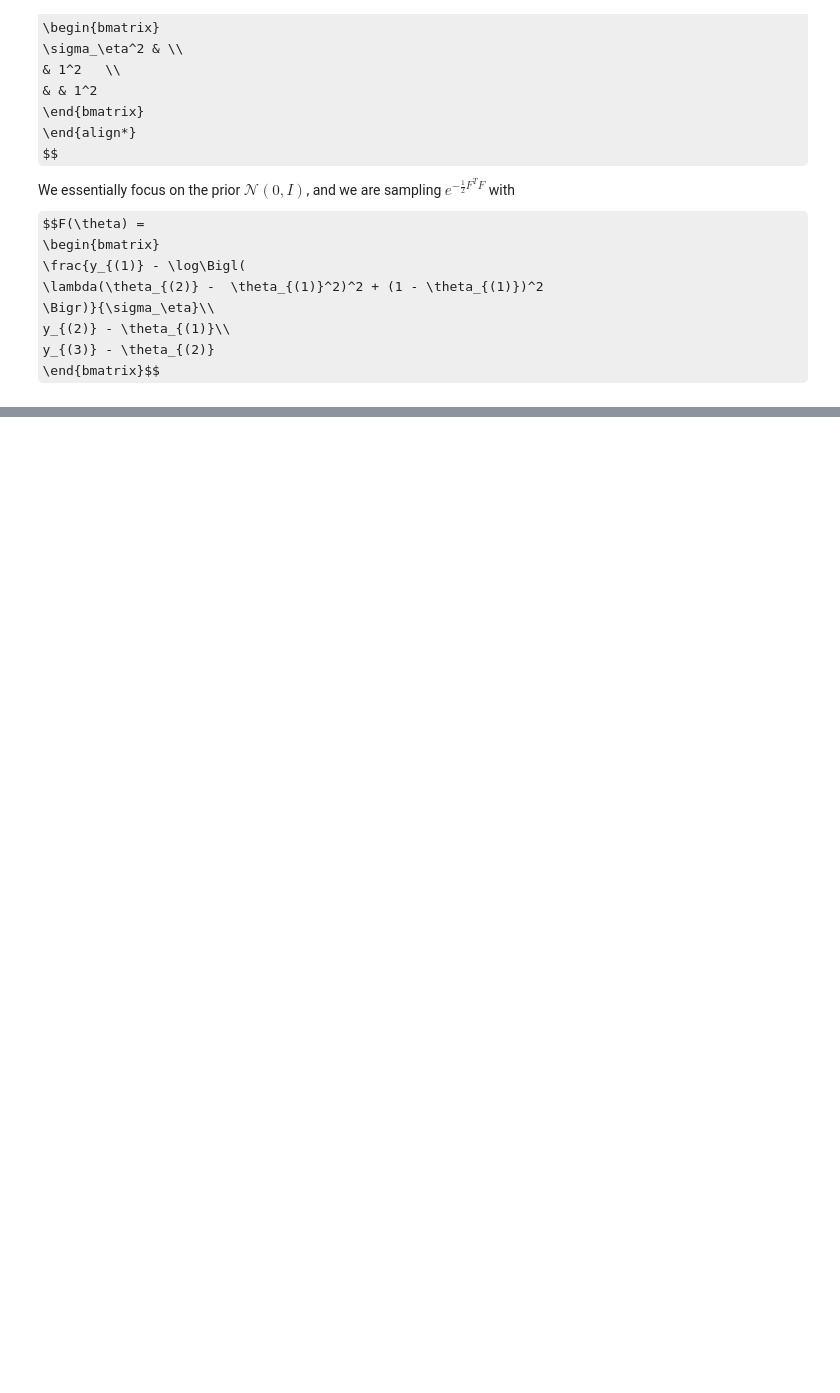
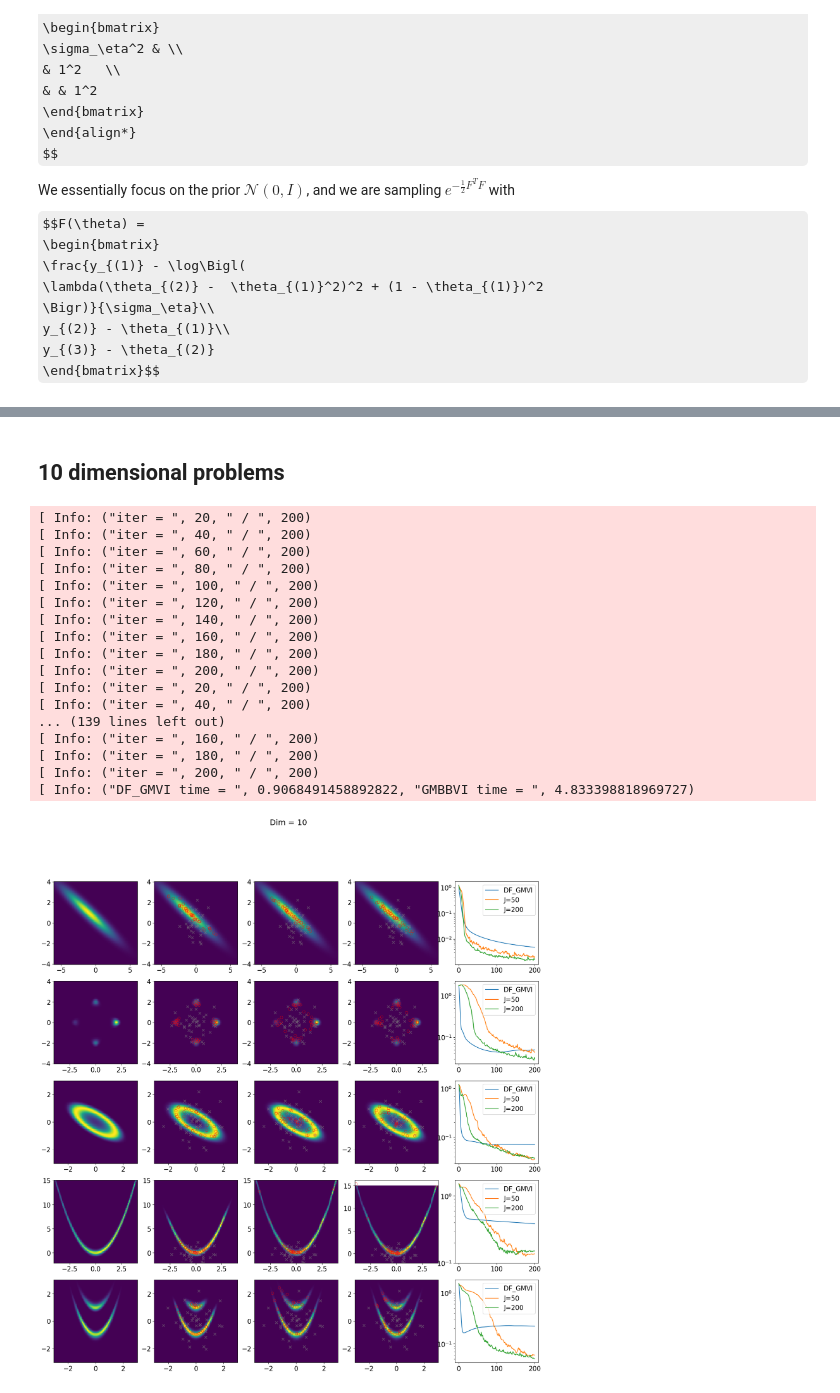
Before and after one commit to PKU-CMEGroup/InverseProblems.jl, a Jupyter notebook: Derivative-Free-Variational-Inference/MultiModal-GMBBVI-nD.ipynb, the cells around one changed output, grey strips where cells are left out. Cells and saved outputs as stored; diff of their text form; code cells hidden in the pictures; some formulas as TeX source; blank space fills up the shorter version.

Commit message:
clean and update GMBBVI

```diff
--- a/Derivative-Free-Variational-Inference/MultiModal-GMBBVI-nD.ipynb
+++ b/Derivative-Free-Variational-Inference/MultiModal-GMBBVI-nD.ipynb
@@ -137,7 +137,7 @@ y_{(2)} - \theta_{(1)}\\
 y_{(3)} - \theta_{(2)}
 \end{bmatrix}$$
 # %%
-function visualization_comparison_100d(ax,  obj_DF_GMVI = nothing, obj_GMBBVI= nothing; Nx = 200, Ny = 200, x_lim=[-3.0, 3.0], y_lim=[-3.0, 3.0],
+function visualization_comparison_nd(ax,  obj_DF_GMVI = nothing, obj_GMBBVI= nothing; Nx = 200, Ny = 200, x_lim=[-3.0, 3.0], y_lim=[-3.0, 3.0],
     func_F = nothing, func_Phi = nothing, bandwidth=nothing, make_label::Bool=false, N_iter=500)
 
     x_min, x_max = x_lim
@@ -155,7 +155,6 @@ function visualization_comparison_100d(ax,  obj_DF_GMVI = nothing, obj_GMBBVI= n
 
     if obj_DF_GMVI!=nothing
         error = zeros(N_iter+1)
-        last_n_iters = 10  #use the last "last_n_iters" iterations to draw pictures
 
         obj = obj_DF_GMVI
         for iter = 0:N_iter
@@ -181,8 +180,6 @@ function visualization_comparison_100d(ax,  obj_DF_GMVI = nothing, obj_GMBBVI= n
 
     if obj_GMBBVI !=nothing
         error = zeros(length(obj_GMBBVI),N_iter+1)
-        last_n_iters = 10  #use the last "last_n_iters" iterations to draw pictures
-
         for (i, obj) in enumerate(obj_GMBBVI)
             for iter = 0:N_iter
                 x_w = exp.(obj.logx_w[iter+1]); x_w /= sum(x_w)
@@ -373 +367,25 @@ visualization_comparison_100d(ax[5, :], obj_DF_GMVI, GMBBVI; Nx = Nx, Ny = Ny, x
+# %% [markdown]
+## 10 dimensional problems
+# %%
+N_x, N_iter, N_modes = 10, 200, 40
+MultiModel_GMBBVI_Test(N_x, N_iter, N_modes)
+# %% [output]
+[ Info: ("iter = ", 20, " / ", 200)
+[ Info: ("iter = ", 40, " / ", 200)
+[ Info: ("iter = ", 60, " / ", 200)
+[ Info: ("iter = ", 80, " / ", 200)
+[ Info: ("iter = ", 100, " / ", 200)
+[ Info: ("iter = ", 120, " / ", 200)
+[ Info: ("iter = ", 140, " / ", 200)
+[ Info: ("iter = ", 160, " / ", 200)
+[ Info: ("iter = ", 180, " / ", 200)
+[ Info: ("iter = ", 200, " / ", 200)
+[ Info: ("iter = ", 20, " / ", 200)
+[ Info: ("iter = ", 40, " / ", 200)
+... (139 lines left out)
+[ Info: ("iter = ", 160, " / ", 200)
+[ Info: ("iter = ", 180, " / ", 200)
+[ Info: ("iter = ", 200, " / ", 200)
+[ Info: ("DF_GMVI time = ", 0.9068491458892822, "GMBBVI time = ", 4.833398818969727)
+[figure, added]
 # %% [markdown]
```
Also changed, not shown: parts of 8 cells of this notebook, 2 other files.
